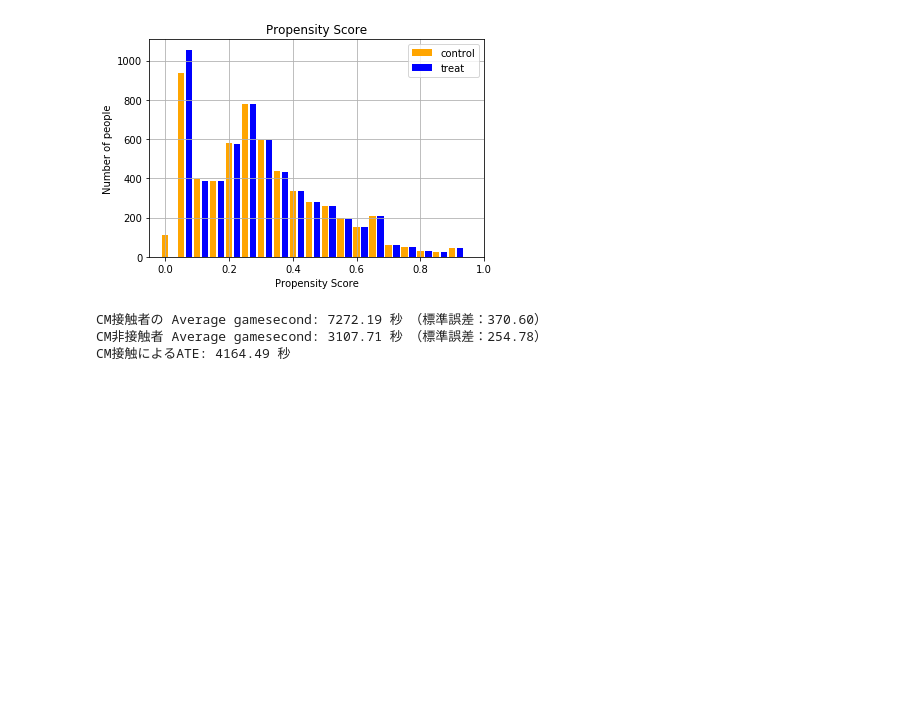
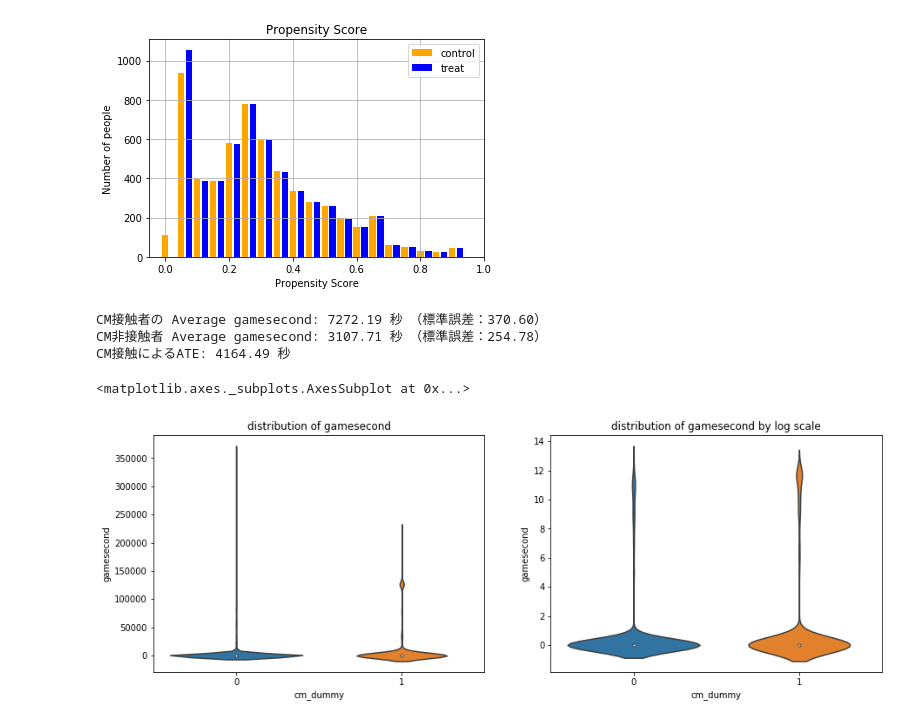
Before and after one commit to louis1022/ML_notebook, a Jupyter notebook: causal_reasoning/notebook/propensity_score_lib.ipynb, the cells around one changed output. Drawn from its saved outputs; the diff is of its cells as text; code cells hidden in the pictures; blank space fills up the shorter version.

```diff
--- a/causal_reasoning/notebook/propensity_score_lib.ipynb
+++ b/causal_reasoning/notebook/propensity_score_lib.ipynb
@@ -97,3 +98,19 @@ print(f'CM接触によるATE: {ate:.02f} 秒')
 CM接触者の Average gamesecond: 7272.19 秒　（標準誤差：370.60）
 CM非接触者 Average gamesecond: 3107.71 秒　（標準誤差：254.78）
 CM接触によるATE: 4164.49 秒
+# %%
+x = transformed_df[treatment]
+y = transformed_df[outcome]
+
+plt.figure(figsize=(15, 5))
+
+plt.subplot(1, 2, 1)
+plt.title(f'distribution of {outcome}')
+sns.violinplot(x=x, y=y)
+
+plt.subplot(1, 2, 2)
+plt.title(f'distribution of {outcome} by log scale')
+sns.violinplot(x=x, y=np.log1p(y))
+# %% [output]
+<matplotlib.axes._subplots.AxesSubplot at 0x...>
+[figure, added]
```
Also changed, not shown: parts of 1 cell of this notebook.
